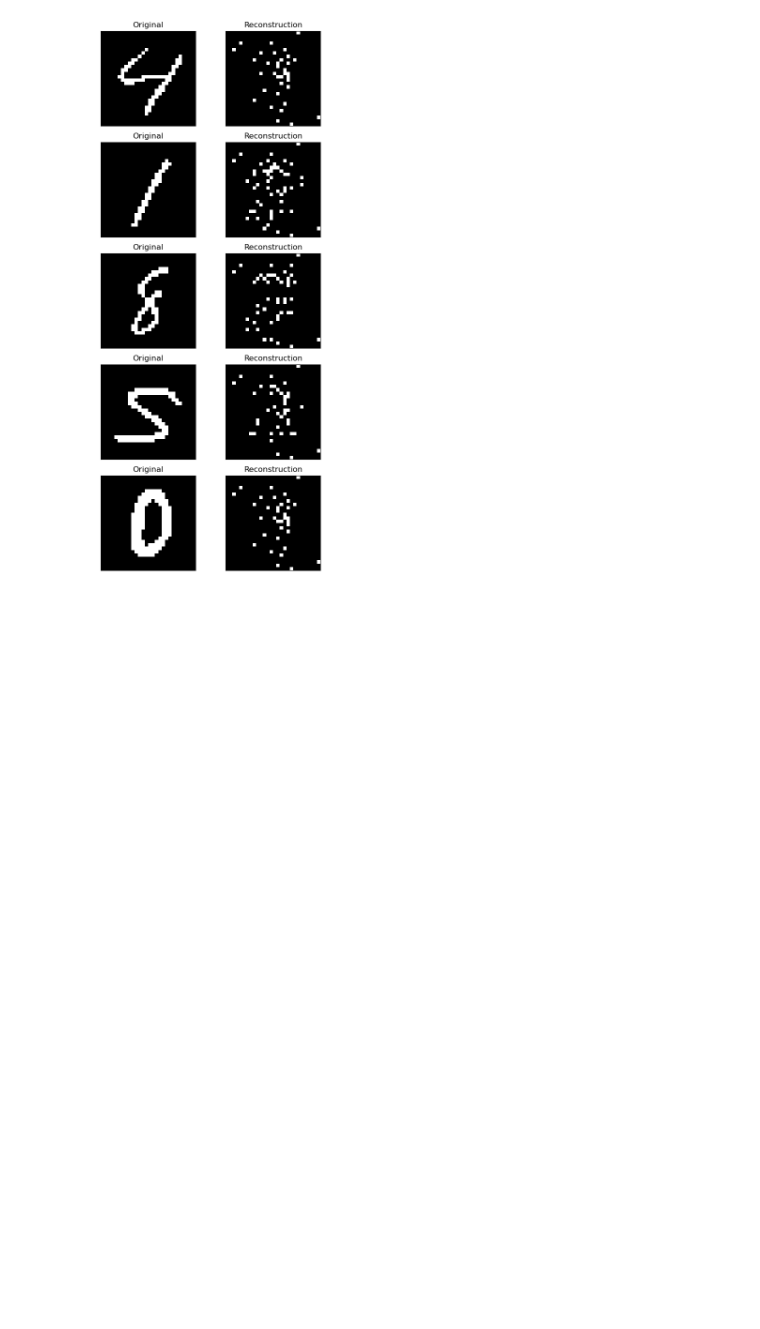
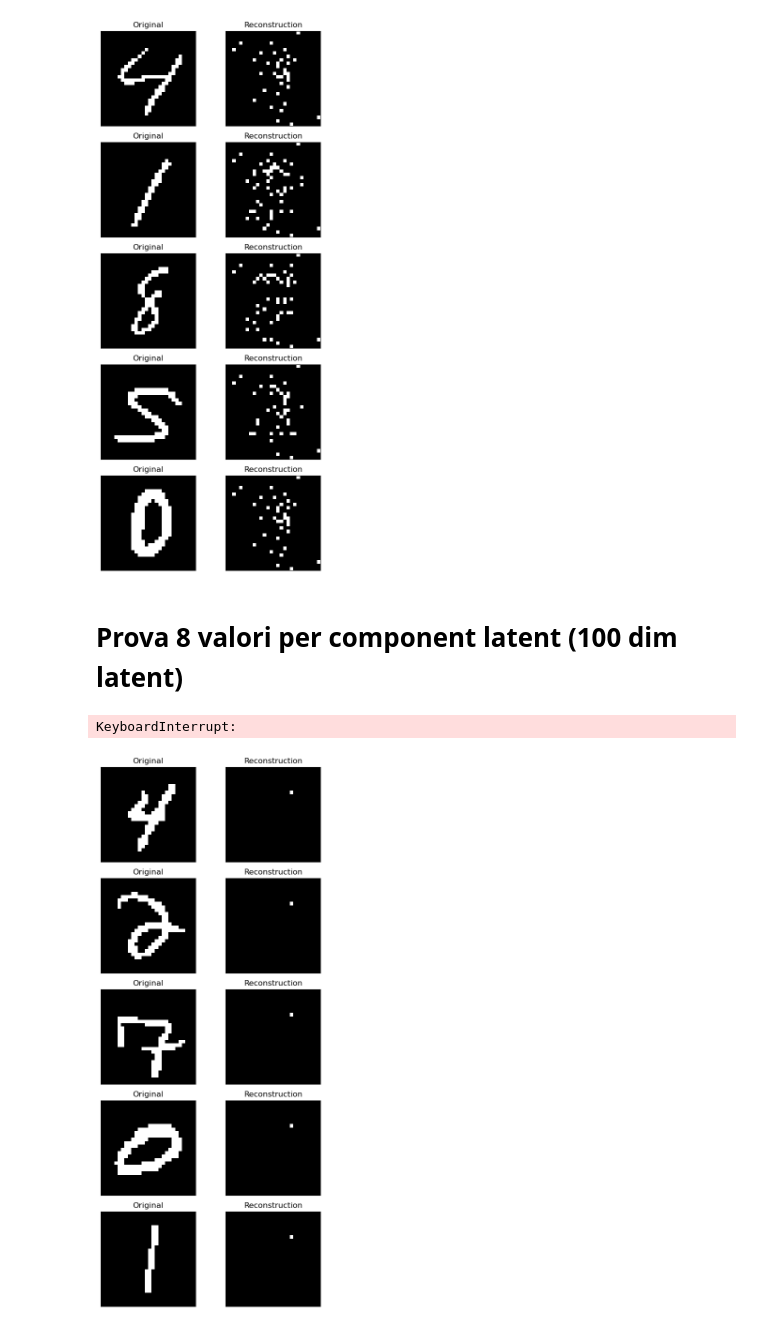
Before and after one commit to FrancescoLR02/InformationTheoryProject, a Jupyter notebook: main.ipynb, the cells around one changed output. Cells and saved outputs as stored; diff of their text form; code cells hidden in the pictures; blank space fills up the shorter version.

Commit message:
Prova MultiDiscrettizzazione, fallita miseramente

```diff
--- a/main.ipynb
+++ b/main.ipynb
@@ -1600,3 +1600,30 @@ model400.plot_loss()
 ShowSomeImages(model400, testDataset, device)
 # %% [output]
 [figure]
+# %% [markdown]
+# Prova 8 valori per component latent (100 dim latent)
+# %%
+model = VariationalAutoEncoder(latentDim = 100,
+                               hiddenDim=[250, 200, 150],
+                               activation_enc=nn.ReLU,
+                               activation_dec=nn.ReLU,
+                               binarize = "all",
+                               n_discretize=8,
+                               Variational = False
+                              )
+def init_weights(m):
+    if isinstance(m, nn.Linear):
+        nn.init.xavier_normal_(m.weight, gain=2.0)
+        if m.bias is not None:
+            nn.init.zeros_(m.bias)
+
+model.apply(init_weights)
+
+model.to(device)
+
+initial_temp = 10.0
+final_temp = 10.0
+model.temperature = initial_temp
+
+optimizer = torch.optim.Adam(model.parameters(), lr=5e-3)
+loss_fn = torch.nn.MSELoss()
@@ -1602,0 +1643,13 @@ ShowSomeImages(model400, testDataset, device)
+# %%
+final_loss = Training(
+    model,
+    optimizer,
+    loss_fn,
+    num_epochs=epochs,
+    sampleMI=500,
+    mi_estimator=mi_estimator,
+    showImage=False,
+    doTest=False
+)
+# %% [output]
+KeyboardInterrupt:
@@ -1602,0 +1658,4 @@ ShowSomeImages(model400, testDataset, device)
+# %%
+ShowSomeImages(model, testDataset, device)
+# %% [output]
+[figure, added]
```
Also changed, not shown: parts of 3 cells of this notebook, 1 other file.
